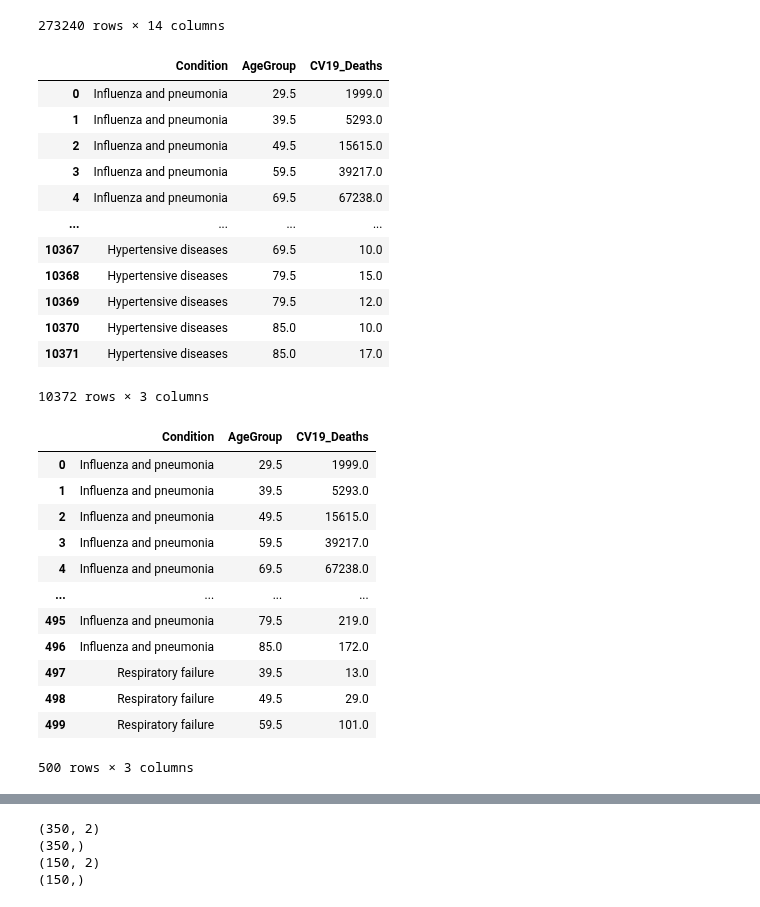
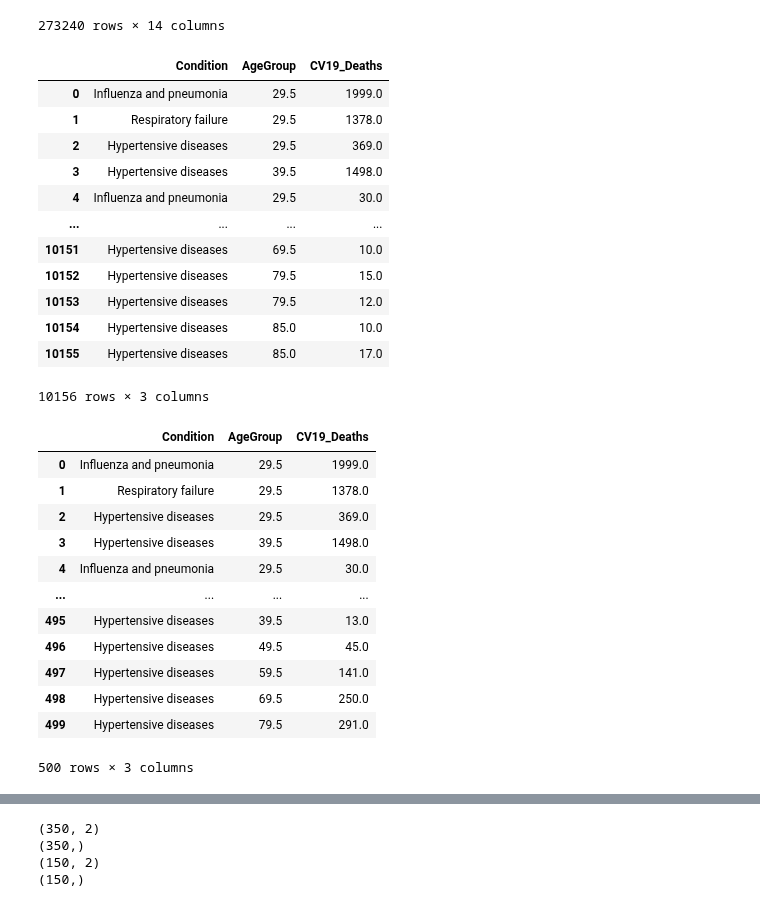
Before and after one commit to JScottLopez/github-ds, a Jupyter notebook: TIM_6500_JSLopez.ipynb, the cells around one changed output, grey strips where cells are left out. Saved outputs shown, nothing was run; the diff lists cells and outputs as text; code cells hidden in the pictures.

```diff
--- a/TIM_6500_JSLopez.ipynb
+++ b/TIM_6500_JSLopez.ipynb
@@ -641,57 +641,48 @@ row_index = df[df['Condition'] == 'COVID-19'].index
 df.drop(row_index, inplace = True)
 row_index = df[df['Condition'] == 'Diabetes'].index
 df.drop(row_index, inplace = True)
 row_index = df[df['Condition'] == 'Ischemic heart disease'].index
 df.drop(row_index, inplace = True)
 row_index = df[df['AgeGroup'] == '0-24'].index
 df.drop(row_index, inplace = True)
 
 #remove commas from CV19_Deaths column
 df['CV19_Deaths']=df['CV19_Deaths'].str.replace(',','')
 
 #convert remaining values to type float
 df['CV19_Deaths'] = df['CV19_Deaths'].astype(float, errors = 'raise')
 
+
+row_index = df[df['CV19_Deaths'] >= 2500].index
+df.drop(row_index, inplace = True)
+
 #replace string values with midpoint values of type float
 df['AgeGroup']=df['AgeGroup'].str.replace('25-34','29.5')
 df['AgeGroup']=df['AgeGroup'].str.replace('35-44','39.5')
 df['AgeGroup']=df['AgeGroup'].str.replace('45-54','49.5')
 df['AgeGroup']=df['AgeGroup'].str.replace('55-64','59.5')
 df['AgeGroup']=df['AgeGroup'].str.replace('65-74','69.5')
 df['AgeGroup']=df['AgeGroup'].str.replace('75-84','79.5')
 df['AgeGroup']=df['AgeGroup'].str.replace('+','')
 df['AgeGroup'] = df['AgeGroup'].astype(float, errors = 'raise')
 
-#df['Condition']=df['Condition'].str.replace('Adult respiratory distress syndrome','1.0')
-#df['Condition']=df['Condition'].str.replace('COVID-19','2.0')
-#df['Condition']=df['Condition'].str.replace('Cardiac arrest','3.0')
-#df['Condition']=df['Condition'].str.replace('Diabetes','4.0')
-#df['Condition']=df['Condition'].str.replace('Hypertensive diseases','5.0')
-#df['Condition']=df['Condition'].str.replace('Influenza and pneumonia','6.0')
-#df['Condition']=df['Condition'].str.replace('Ischemic heart disease','7.0')
-#df['Condition']=df['Condition'].str.replace('Renal failure','8.0')
-#df['Condition']=df['Condition'].str.replace('Respiratory failure','9.0')
-#df['Condition']=df['Condition'].str.replace('Sepsis','10.0')
-#df['Condition'] = df['Condition'].astype(float, errors = 'raise')
-
-#df = pd.get_dummies(df, prefix='Condition', prefix_sep='.', columns=['Condition'], drop_first=True)
 
 df = df.reset_index(drop=True)
 display(df)
 # %% [output]
 |  | Condition | AgeGroup | CV19_Deaths |
 | 0 | Influenza and pneumonia | 29.5 | 1999.0 |
-| 1 | Influenza and pneumonia | 39.5 | 5293.0 |
-| 2 | Influenza and pneumonia | 49.5 | 15615.0 |
-| 3 | Influenza and pneumonia | 59.5 | 39217.0 |
-| 4 | Influenza and pneumonia | 69.5 | 67238.0 |
+| 1 | Respiratory failure | 29.5 | 1378.0 |
+| 2 | Hypertensive diseases | 29.5 | 369.0 |
+| 3 | Hypertensive diseases | 39.5 | 1498.0 |
+| 4 | Influenza and pneumonia | 29.5 | 30.0 |
 | ... | ... | ... | ... |
-| 10367 | Hypertensive diseases | 69.5 | 10.0 |
-| 10368 | Hypertensive diseases | 79.5 | 15.0 |
-| 10369 | Hypertensive diseases | 79.5 | 12.0 |
-| 10370 | Hypertensive diseases | 85.0 | 10.0 |
-| 10371 | Hypertensive diseases | 85.0 | 17.0 |
+| 10151 | Hypertensive diseases | 69.5 | 10.0 |
+| 10152 | Hypertensive diseases | 79.5 | 15.0 |
+| 10153 | Hypertensive diseases | 79.5 | 12.0 |
+| 10154 | Hypertensive diseases | 85.0 | 10.0 |
+| 10155 | Hypertensive diseases | 85.0 | 17.0 |
-10372 rows × 3 columns
+10156 rows × 3 columns
 # %%
 #reduce data set to manageable size
 
@@ -703,16 +694,16 @@ display(df)
 # %% [output]
 |  | Condition | AgeGroup | CV19_Deaths |
 | 0 | Influenza and pneumonia | 29.5 | 1999.0 |
-| 1 | Influenza and pneumonia | 39.5 | 5293.0 |
-| 2 | Influenza and pneumonia | 49.5 | 15615.0 |
-| 3 | Influenza and pneumonia | 59.5 | 39217.0 |
-| 4 | Influenza and pneumonia | 69.5 | 67238.0 |
+| 1 | Respiratory failure | 29.5 | 1378.0 |
+| 2 | Hypertensive diseases | 29.5 | 369.0 |
+| 3 | Hypertensive diseases | 39.5 | 1498.0 |
+| 4 | Influenza and pneumonia | 29.5 | 30.0 |
 | ... | ... | ... | ... |
-| 495 | Influenza and pneumonia | 79.5 | 219.0 |
-| 496 | Influenza and pneumonia | 85.0 | 172.0 |
-| 497 | Respiratory failure | 39.5 | 13.0 |
-| 498 | Respiratory failure | 49.5 | 29.0 |
-| 499 | Respiratory failure | 59.5 | 101.0 |
+| 495 | Hypertensive diseases | 39.5 | 13.0 |
+| 496 | Hypertensive diseases | 49.5 | 45.0 |
+| 497 | Hypertensive diseases | 59.5 | 141.0 |
+| 498 | Hypertensive diseases | 69.5 | 250.0 |
+| 499 | Hypertensive diseases | 79.5 | 291.0 |
 500 rows × 3 columns
 # %%
 #encode Conditions categories
```
Also changed, not shown: parts of 7 cells of this notebook.
